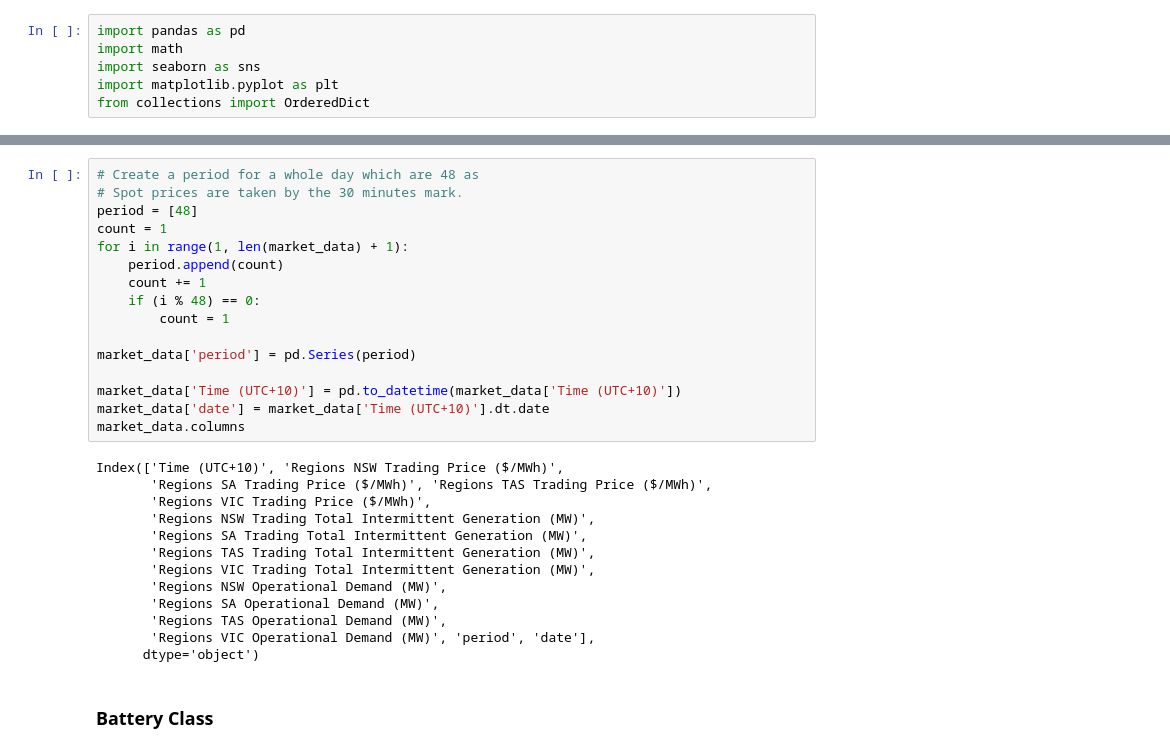
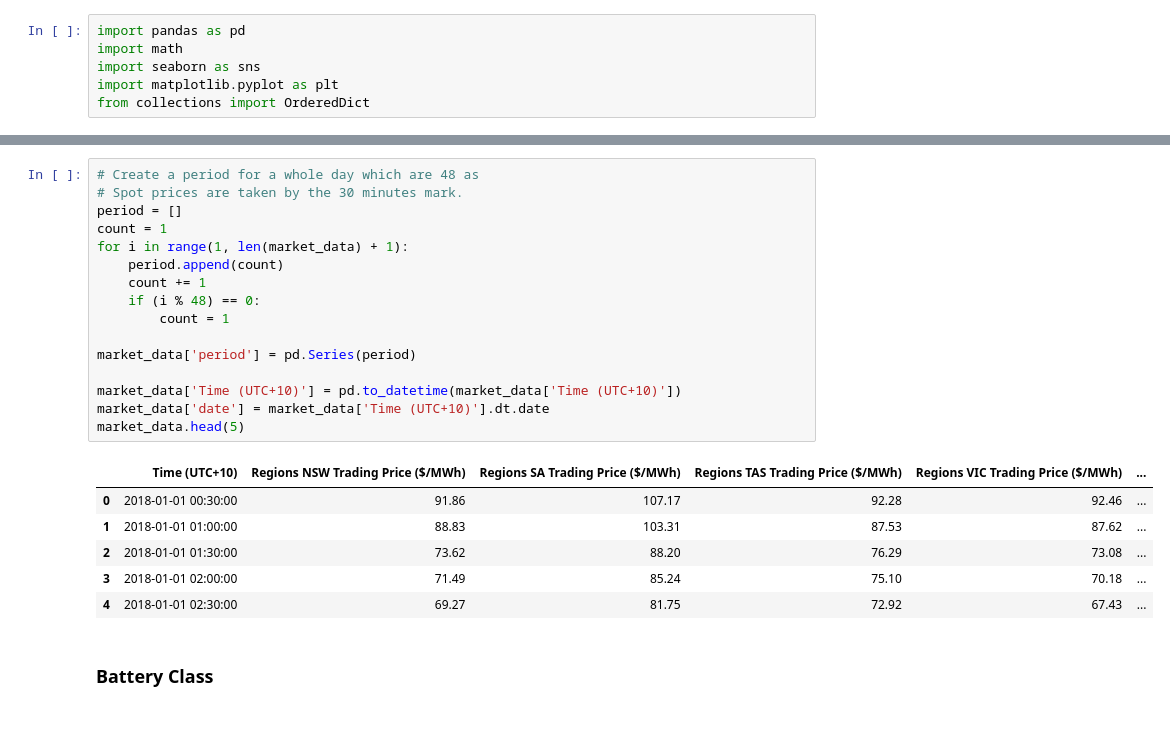
Before and after one commit to rinliauw/energy-market-and-battery-optimization, a Jupyter notebook: code/modelling/MD Algorithm.ipynb, the cells around one changed output, grey strips where cells are left out. Cells and saved outputs as stored; diff of their text form; blank space fills up the shorter version.

```diff
--- a/code/modelling/MD Algorithm.ipynb
+++ b/code/modelling/MD Algorithm.ipynb
@@ -12,32 +30,26 @@ market_data = pd.read_excel("../../raw_data/market_data.xlsx")
 # %%
 # Create a period for a whole day which are 48 as
 # Spot prices are taken by the 30 minutes mark.
-period = [48]
+period = []
 count = 1
 for i in range(1, len(market_data) + 1):
     period.append(count)
     count += 1
     if (i % 48) == 0:
         count = 1
 
 market_data['period'] = pd.Series(period)
 
 market_data['Time (UTC+10)'] = pd.to_datetime(market_data['Time (UTC+10)'])
 market_data['date'] = market_data['Time (UTC+10)'].dt.date
-market_data.columns
+market_data.head(5)
 # %% [output]
-Index(['Time (UTC+10)', 'Regions NSW Trading Price ($/MWh)',
-       'Regions SA Trading Price ($/MWh)', 'Regions TAS Trading Price ($/MWh)',
-       'Regions VIC Trading Price ($/MWh)',
-       'Regions NSW Trading Total Intermittent Generation (MW)',
-       'Regions SA Trading Total Intermittent Generation (MW)',
-       'Regions TAS Trading Total Intermittent Generation (MW)',
-       'Regions VIC Trading Total Intermittent Generation (MW)',
-       'Regions NSW Operational Demand (MW)',
-       'Regions SA Operational Demand (MW)',
-       'Regions TAS Operational Demand (MW)',
-       'Regions VIC Operational Demand (MW)', 'period', 'date'],
-      dtype='object')
+|  | Time (UTC+10) | Regions NSW Trading Price ($/MWh) | Regions SA Trading Price ($/MWh) | Regions TAS Trading Price ($/MWh) | Regions VIC Trading Price ($/MWh) | ... |
+| 0 | 2018-01-01 00:30:00 | 91.86 | 107.17 | 92.28 | 92.46 | ... |
+| 1 | 2018-01-01 01:00:00 | 88.83 | 103.31 | 87.53 | 87.62 | ... |
+| 2 | 2018-01-01 01:30:00 | 73.62 | 88.20 | 76.29 | 73.08 | ... |
+| 3 | 2018-01-01 02:00:00 | 71.49 | 85.24 | 75.10 | 70.18 | ... |
+| 4 | 2018-01-01 02:30:00 | 69.27 | 81.75 | 72.92 | 67.43 | ... |
 # %% [markdown]
 ### Battery Class
 # %%
```
Also changed, not shown: parts of 10 cells of this notebook, 3 other files.
